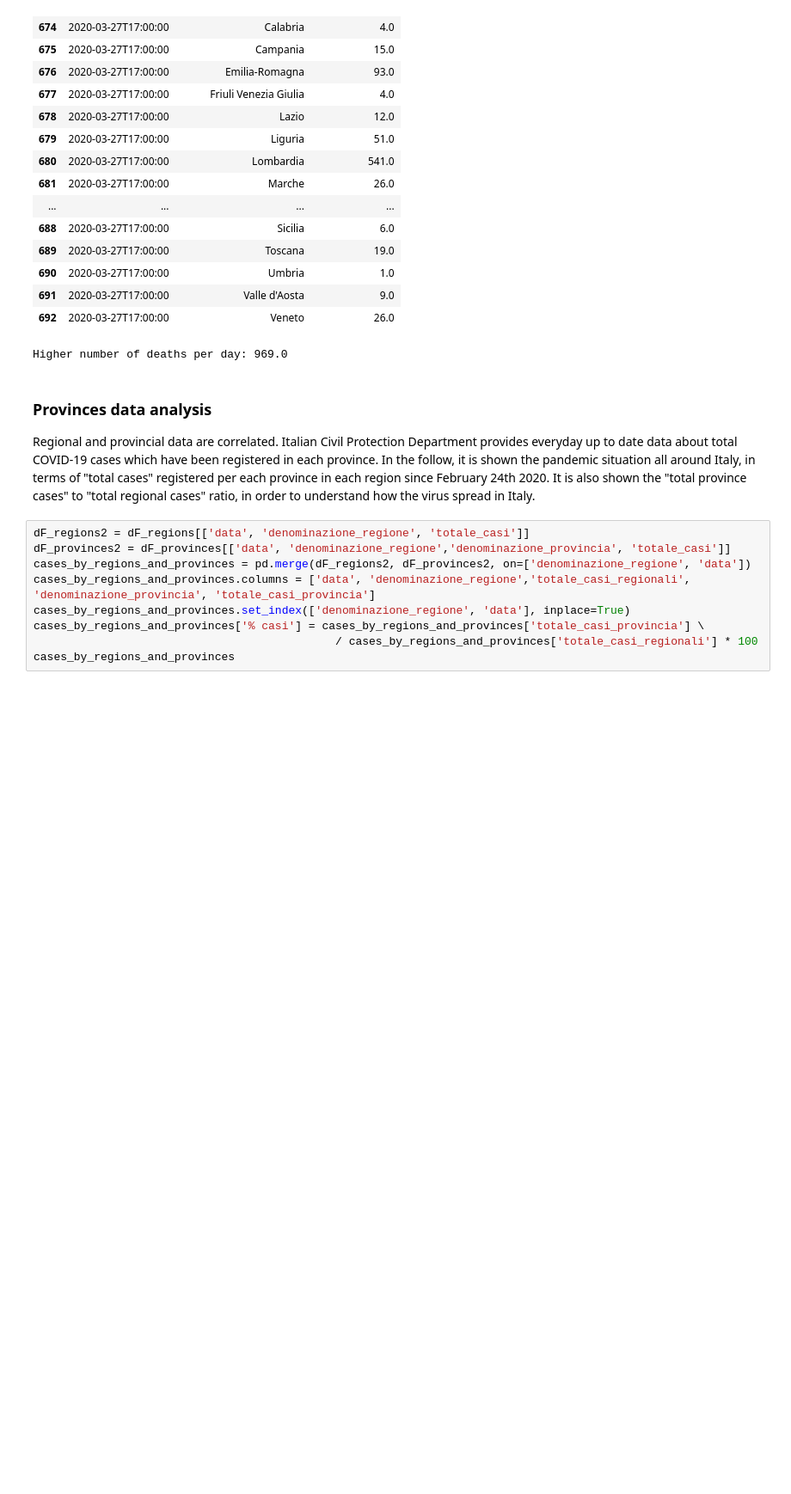
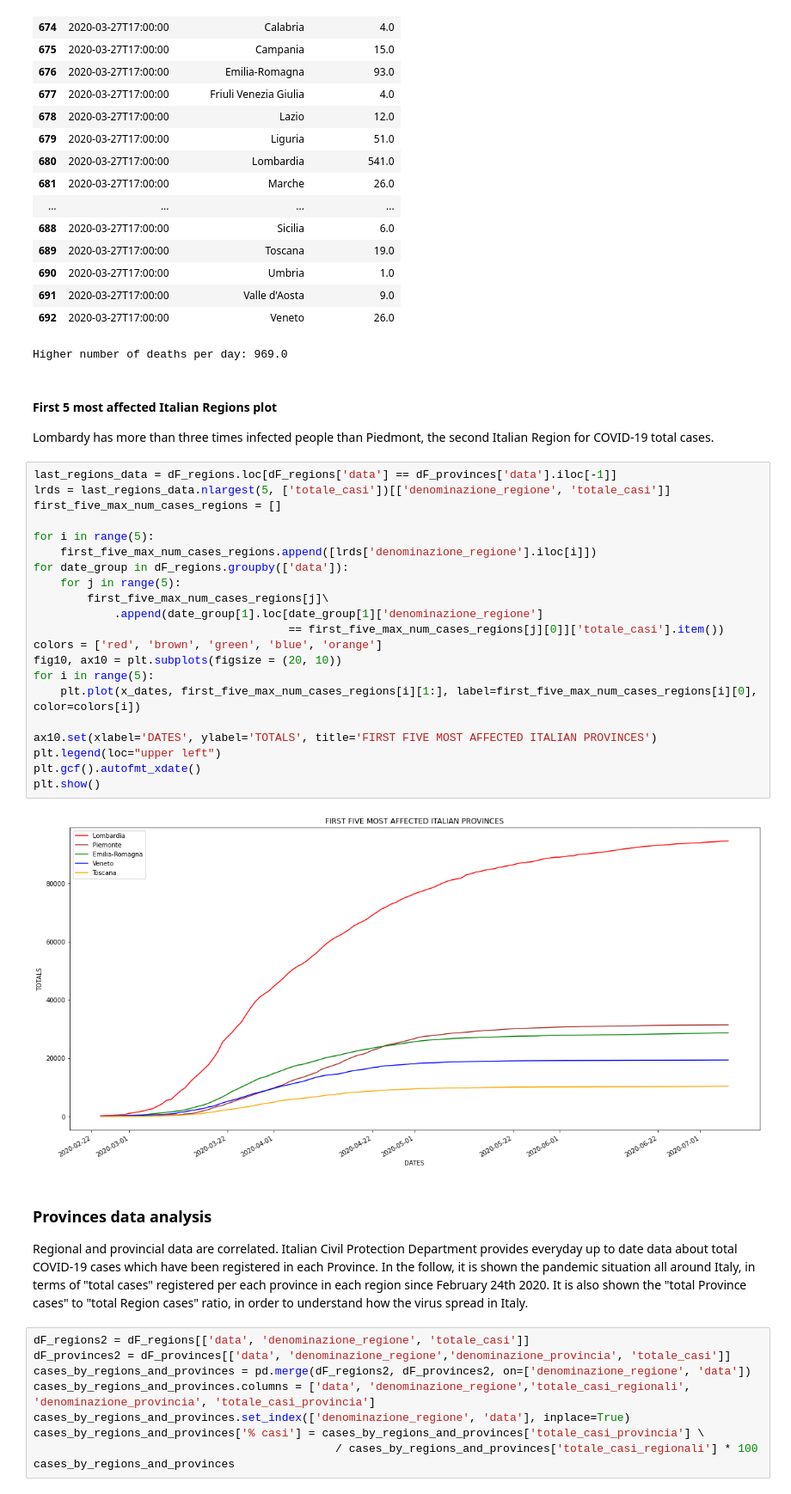
Before and after one commit to pisalore/AAGM_exam, a Jupyter notebook: pandas_exam.ipynb, the cells around one changed output. Shown at 86% size. Saved outputs shown, nothing was run; the diff lists cells and outputs as text; blank space fills up the shorter version.

```diff
--- a/pandas_exam.ipynb
+++ b/pandas_exam.ipynb
@@ -478,12 +478,38 @@ print('Higher number of deaths per day:', higher_new_deaths_day['nuovi_deceduti'
 | 691 | 2020-03-27T17:00:00 | Valle d'Aosta | 9.0 |
 | 692 | 2020-03-27T17:00:00 | Veneto | 26.0 |
 Higher number of deaths per day: 969.0
+# %% [markdown]
+#### First 5 most affected Italian Regions plot
+Lombardy has more than three times infected people than Piedmont, the second Italian Region for COVID-19 total cases.
+# %%
+last_regions_data = dF_regions.loc[dF_regions['data'] == dF_provinces['data'].iloc[-1]]
+lrds = last_regions_data.nlargest(5, ['totale_casi'])[['denominazione_regione', 'totale_casi']]
+first_five_max_num_cases_regions = []
+
+for i in range(5):
+    first_five_max_num_cases_regions.append([lrds['denominazione_regione'].iloc[i]])
+for date_group in dF_regions.groupby(['data']):
+    for j in range(5):
+        first_five_max_num_cases_regions[j]\
+            .append(date_group[1].loc[date_group[1]['denominazione_regione']
+                                      == first_five_max_num_cases_regions[j][0]]['totale_casi'].item())
+colors = ['red', 'brown', 'green', 'blue', 'orange']
+fig10, ax10 = plt.subplots(figsize = (20, 10))
+for i in range(5):
+    plt.plot(x_dates, first_five_max_num_cases_regions[i][1:], label=first_five_max_num_cases_regions[i][0], color=colors[i])
+
+ax10.set(xlabel='DATES', ylabel='TOTALS', title='FIRST FIVE MOST AFFECTED ITALIAN PROVINCES')
+plt.legend(loc="upper left")
+plt.gcf().autofmt_xdate()
+plt.show()
+# %% [output]
+[figure, added]
 # %% [markdown]
 ### Provinces data analysis
 Regional and provincial data are correlated. Italian Civil Protection Department provides everyday
-up to date data about total COVID-19 cases which have been registered in each province. In the follow, it is shown the
+up to date data about total COVID-19 cases which have been registered in each Province. In the follow, it is shown the
 pandemic situation all around Italy, in terms of "total cases" registered per each province in each region since
-February 24th 2020. It is also shown the "total province cases" to "total regional cases" ratio, in order to understand
+February 24th 2020. It is also shown the "total Province cases" to "total Region cases" ratio, in order to understand
 how the virus spread in Italy.
 # %%
 dF_regions2 = dF_regions[['data', 'denominazione_regione', 'totale_casi']]
```
Also changed, not shown: parts of 7 cells of this notebook, 2 other files.
